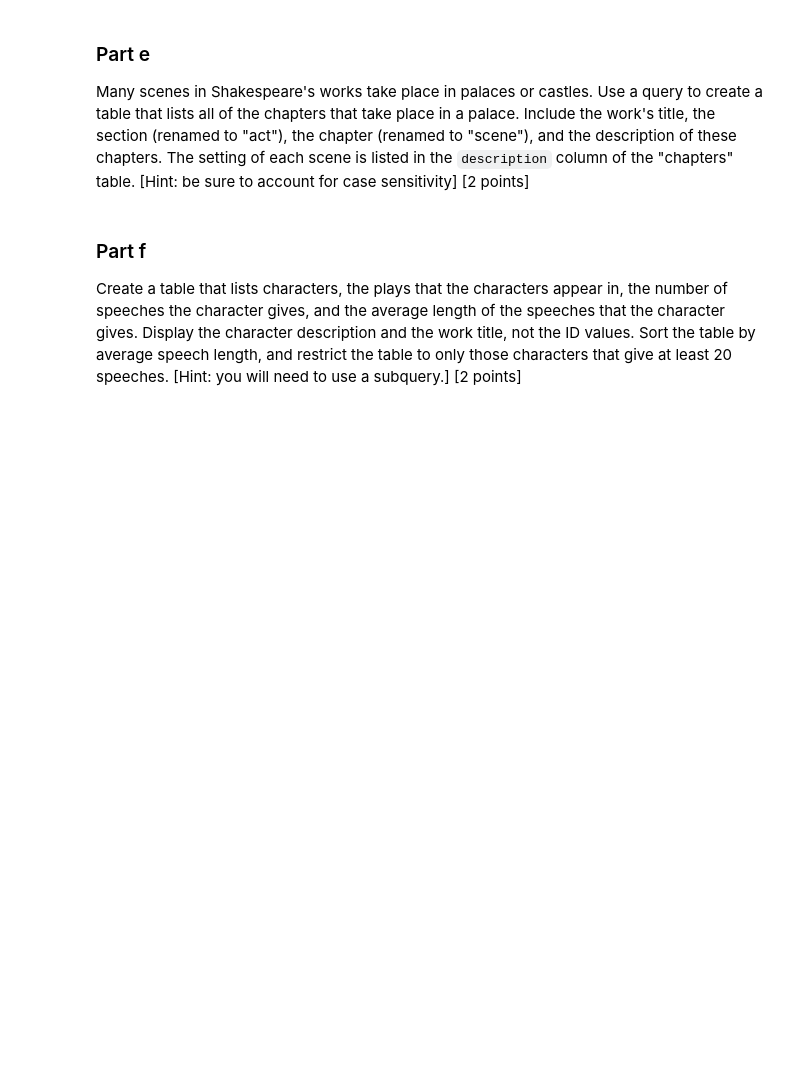
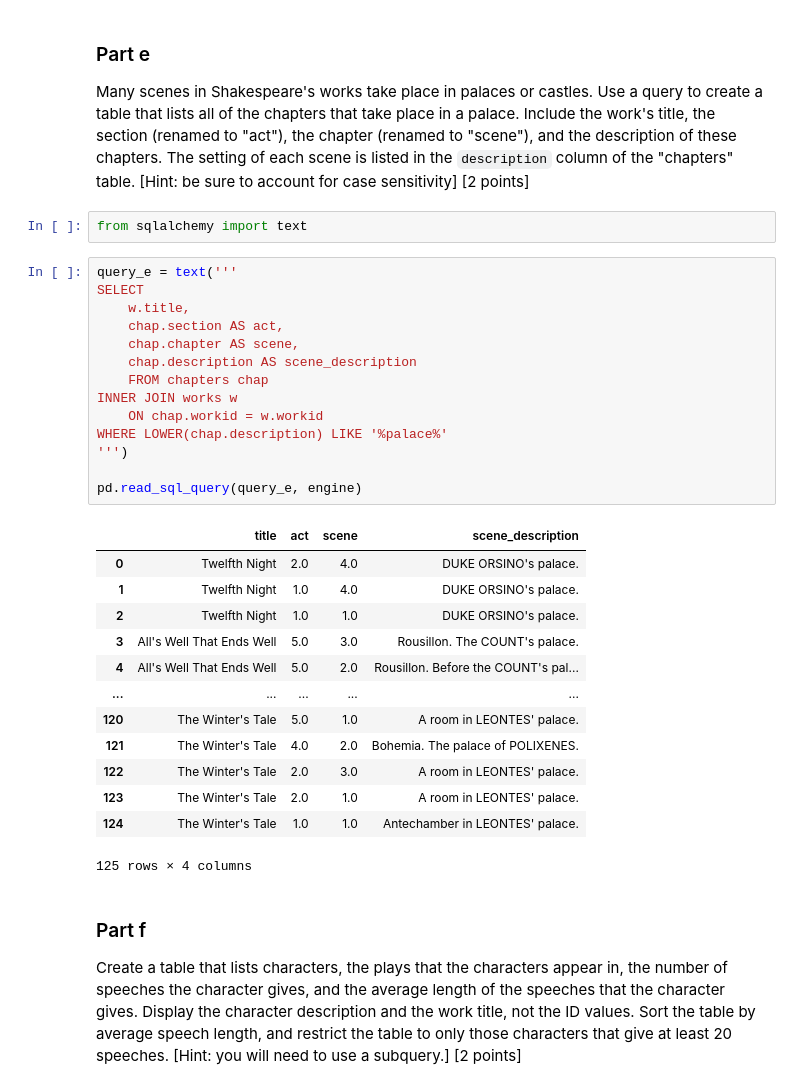
Before and after one commit to leek10/ds6001databases, a Jupyter notebook: Lab7.ipynb, the cells around one changed output. Saved outputs shown, nothing was run; the diff lists cells and outputs as text; blank space fills up the shorter version.

```diff
--- a/Lab7.ipynb
+++ b/Lab7.ipynb
@@ -248,6 +252,36 @@ Ay, so, God b' wi' ye!                        [Exeunt Rosencrantz and Guildenste
 # %% [markdown]
 ### Part e
 Many scenes in Shakespeare's works take place in palaces or castles. Use a query to create a table that lists all of the chapters that take place in a palace. Include the work's title, the section (renamed to "act"), the chapter (renamed to "scene"), and the description of these chapters. The setting of each scene is listed in the `description` column of the "chapters" table. [Hint: be sure to account for case sensitivity] [2 points]
+# %%
+from sqlalchemy import text
+# %%
+query_e = text('''
+SELECT
+    w.title,
+    chap.section AS act,
+    chap.chapter AS scene,
+    chap.description AS scene_description
+    FROM chapters chap
+INNER JOIN works w
+    ON chap.workid = w.workid
+WHERE LOWER(chap.description) LIKE '%palace%'
+''')
+
+pd.read_sql_query(query_e, engine)
+# %% [output]
+|  | title | act | scene | scene_description |
+| 0 | Twelfth Night | 2.0 | 4.0 | DUKE ORSINO's palace. |
+| 1 | Twelfth Night | 1.0 | 4.0 | DUKE ORSINO's palace. |
+| 2 | Twelfth Night | 1.0 | 1.0 | DUKE ORSINO's palace. |
+| 3 | All's Well That Ends Well | 5.0 | 3.0 | Rousillon. The COUNT's palace. |
+| 4 | All's Well That Ends Well | 5.0 | 2.0 | Rousillon. Before the COUNT's pal... |
+| ... | ... | ... | ... | ... |
+| 120 | The Winter's Tale | 5.0 | 1.0 | A room in LEONTES' palace. |
+| 121 | The Winter's Tale | 4.0 | 2.0 | Bohemia. The palace of POLIXENES. |
+| 122 | The Winter's Tale | 2.0 | 3.0 | A room in LEONTES' palace. |
+| 123 | The Winter's Tale | 2.0 | 1.0 | A room in LEONTES' palace. |
+| 124 | The Winter's Tale | 1.0 | 1.0 | Antechamber in LEONTES' palace. |
+125 rows × 4 columns
 # %% [markdown]
 ### Part f
 Create a table that lists characters, the plays that the characters appear in, the number of speeches the character gives, and the average length of the speeches that the character gives. Display the character description and the work title, not the ID values. Sort the table by average speech length, and restrict the table to only those characters that give at least 20 speeches. [Hint: you will need to use a subquery.] [2 points]
```
Also changed, not shown: parts of 11 cells of this notebook.
